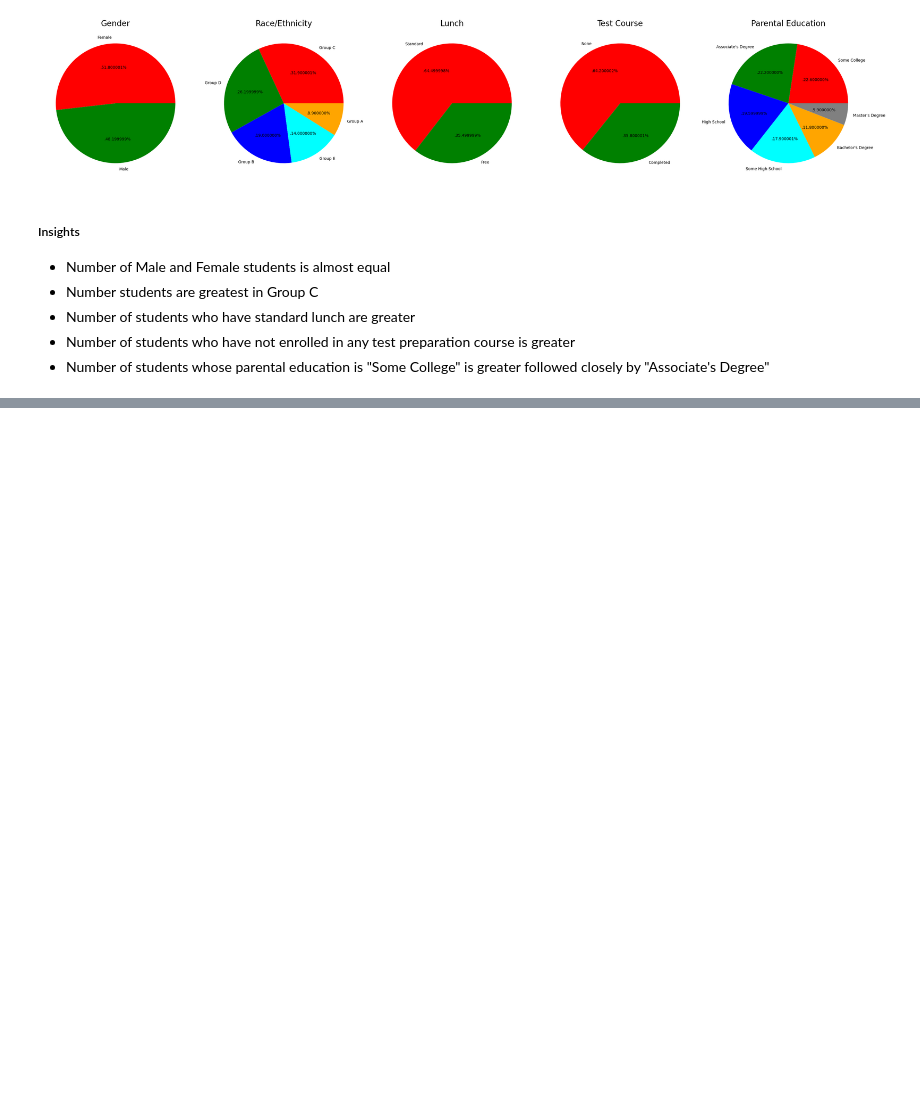
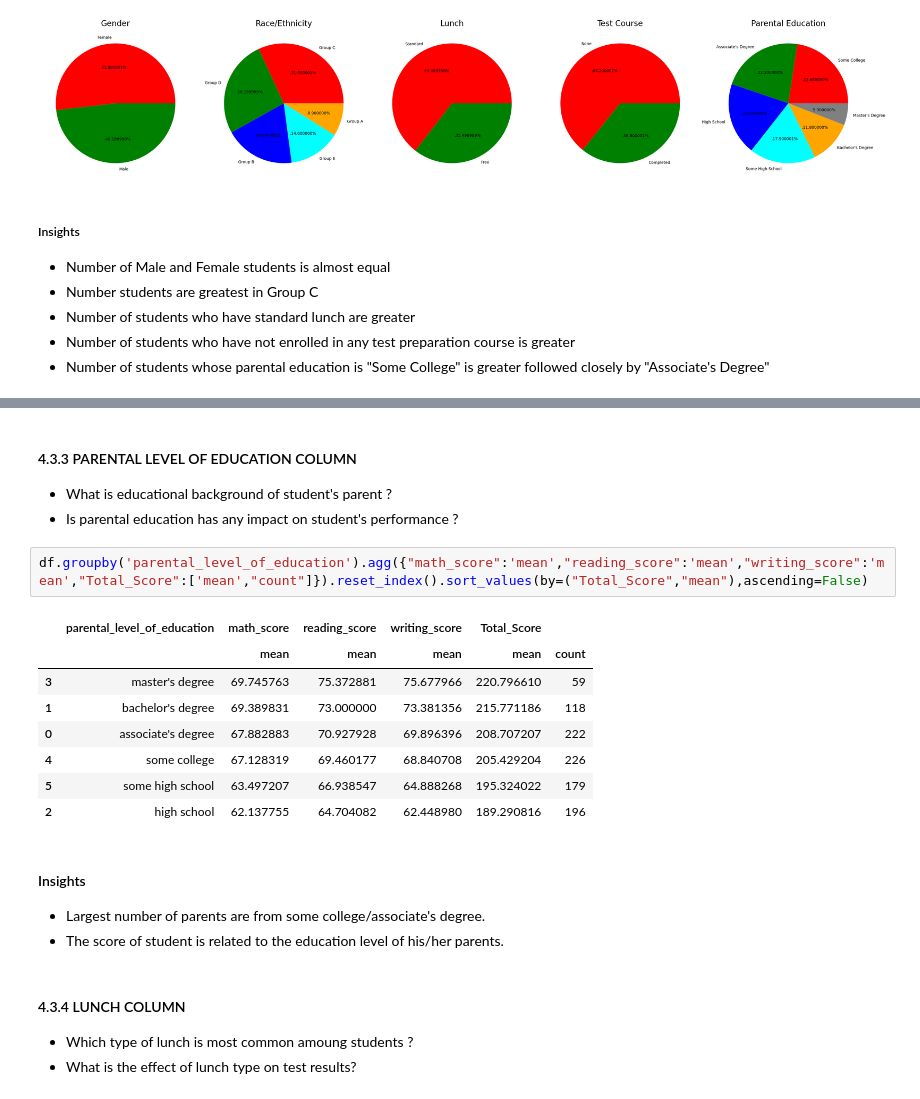
Before and after one commit to M-Abdullah-D/ML_Project, a Jupyter notebook: notebook/EDA.ipynb, the cells around one changed output, grey strips where cells are left out. Cells and saved outputs as stored; diff of their text form; blank space fills up the shorter version.

```diff
--- a/notebook/EDA.ipynb
+++ b/notebook/EDA.ipynb
@@ -382,0 +409,23 @@ plt.show()
+# %% [markdown]
+#### 4.3.3 PARENTAL LEVEL OF EDUCATION COLUMN
+- What is educational background of student's parent ?
+- Is parental education has any impact on student's performance ?
+# %%
+df.groupby('parental_level_of_education').agg({"math_score":'mean',"reading_score":'mean',"writing_score":'mean',"Total_Score":['mean',"count"]}).reset_index().sort_values(by=("Total_Score","mean"),ascending=False)
+# %% [output]
+|  | parental_level_of_education | math_score | reading_score | writing_score | Total_Score |  |
+|  |  | mean | mean | mean | mean | count |
+| 3 | master's degree | 69.745763 | 75.372881 | 75.677966 | 220.796610 | 59 |
+| 1 | bachelor's degree | 69.389831 | 73.000000 | 73.381356 | 215.771186 | 118 |
+| 0 | associate's degree | 67.882883 | 70.927928 | 69.896396 | 208.707207 | 222 |
+| 4 | some college | 67.128319 | 69.460177 | 68.840708 | 205.429204 | 226 |
+| 5 | some high school | 63.497207 | 66.938547 | 64.888268 | 195.324022 | 179 |
+| 2 | high school | 62.137755 | 64.704082 | 62.448980 | 189.290816 | 196 |
+# %% [markdown]
+#### Insights
+- Largest number of parents are from some college/associate's degree.
+- The score of student is related to the education level of his/her parents.
+# %% [markdown]
+#### 4.3.4 LUNCH COLUMN
+- Which type of lunch is most common amoung students ?
+- What is the effect of lunch type on test results?
```
Also changed, not shown: parts of 24 cells of this notebook, 2 other files.
